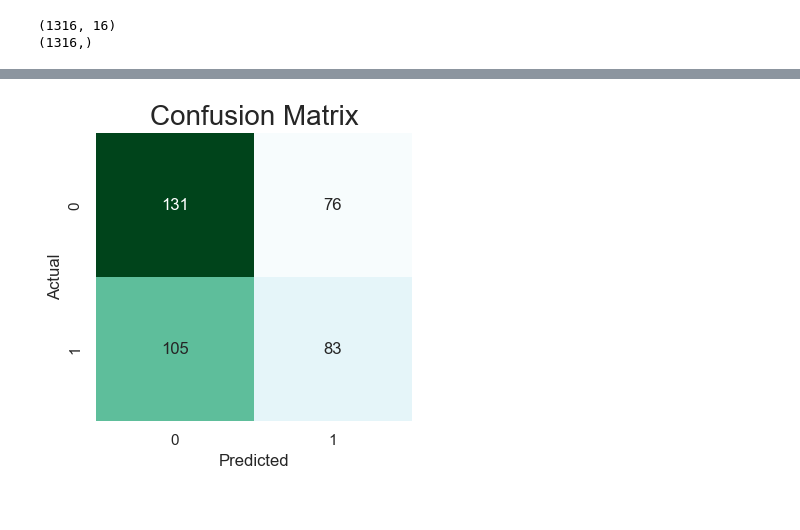
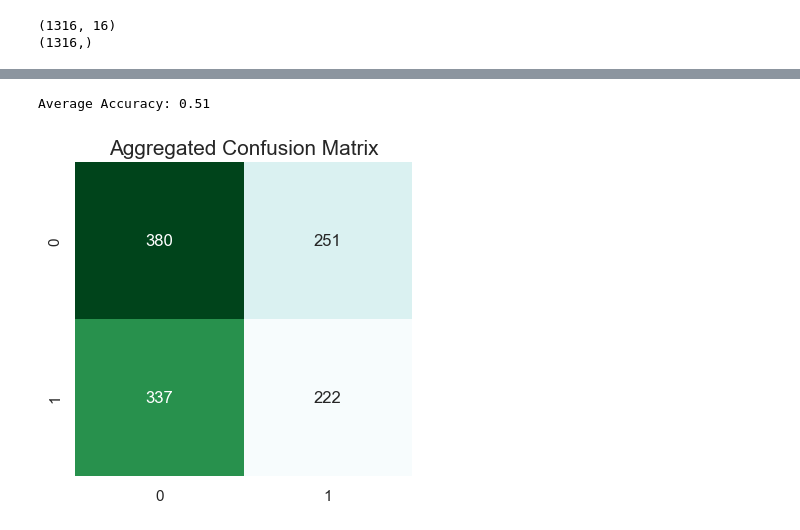
Before and after one commit to RazDwa1923/MFIN_Course, a Jupyter notebook: HW 2/HW 2 Notebook_v1.ipynb, the cells around one changed output, grey strips where cells are left out. Drawn from its saved outputs; the diff is of its cells as text; code cells hidden in the pictures.

```diff
--- a/HW 2/HW 2 Notebook_v1.ipynb
+++ b/HW 2/HW 2 Notebook_v1.ipynb
@@ -627,0 +611,32 @@ weighted avg       0.54      0.54      0.54       395
+# %%
+# training model using 10 splits
+
+# Initialize an empty confusion matrix. To be used later.
+agg_confusion_matrix = np.zeros((2, 2))
+accuracies = []
+
+# training model and making predictions
+for ii, (train_index, test_index) in enumerate(tscv.split(X, y)):
+    # Split the data
+    X_train, X_test = X.iloc[train_index], X.iloc[test_index]
+    y_train, y_test = y.iloc[train_index], y.iloc[test_index]
+
+    # Instantiate the model
+    model = RandomForestClassifier(n_estimators=100, random_state=42)
+
+    # Fit the model on the training data
+    model.fit(X_train, y_train)
+
+    # Make predictions on the testing data
+    y_pred = model.predict(X_test)
+
+    # Calculate the accuracy
+    accuracy = accuracy_score(y_test, y_pred)
+    accuracies.append(accuracy)
+    print(f'Split {ii + 1} - Accuracy: {accuracy:.2f}')
+
+    # Print the classification report
+    print(classification_report(y_test, y_pred))
+
+    # Update the aggregate confusion matrix
+    agg_confusion_matrix += confusion_matrix(y_test, y_pred)
@@ -628,18 +661,19 @@ weighted avg       0.54      0.54      0.54       395
+# %%
+# Calculate the average accuracy
+average_accuracy = np.mean(accuracies)
+print(f'Average Accuracy: {average_accuracy:.2f}')
+# %% [output]
+Average Accuracy: 0.51
 # %%
-# creating a confusion matrix
-confusion_matrix = pd.crosstab(y_test, y_pred, rownames=['Actual'], colnames=['Predicted'])
-
-# plotting the confusion matrix
+# Plotting the aggregated confusion matrix
+# Assuming agg_confusion_matrix is already defined and contains float values
 plt.figure(figsize=(4, 4))
-sns.heatmap(confusion_matrix, annot=True, fmt='d', cmap='BuGn', cbar=False)
-plt.title('Confusion Matrix', fontsize=20)
+sns.heatmap(agg_confusion_matrix, annot=True, fmt='.0f', cmap='BuGn', cbar=False)
+plt.title('Aggregated Confusion Matrix', fontsize=15)
 plt.tight_layout()
 plt.show()
-
-# closing the plot
-plt.close()
 # %% [output]
-[figure, old version]
+[figure, new version]
 # %%
 # checking the feature importance
 feature_importance = model.feature_importances_
```
Also changed, not shown: parts of 12 cells of this notebook.
